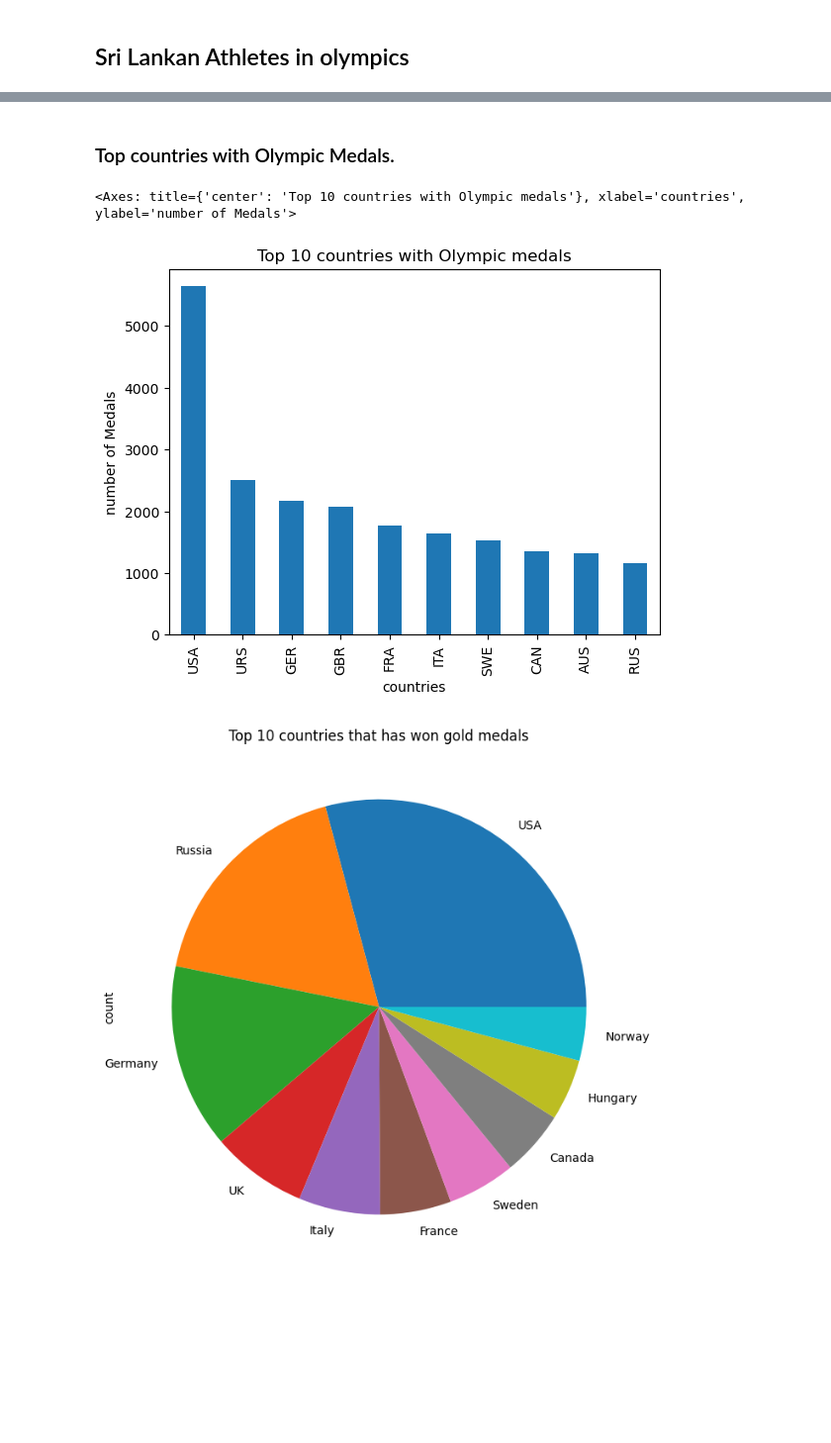
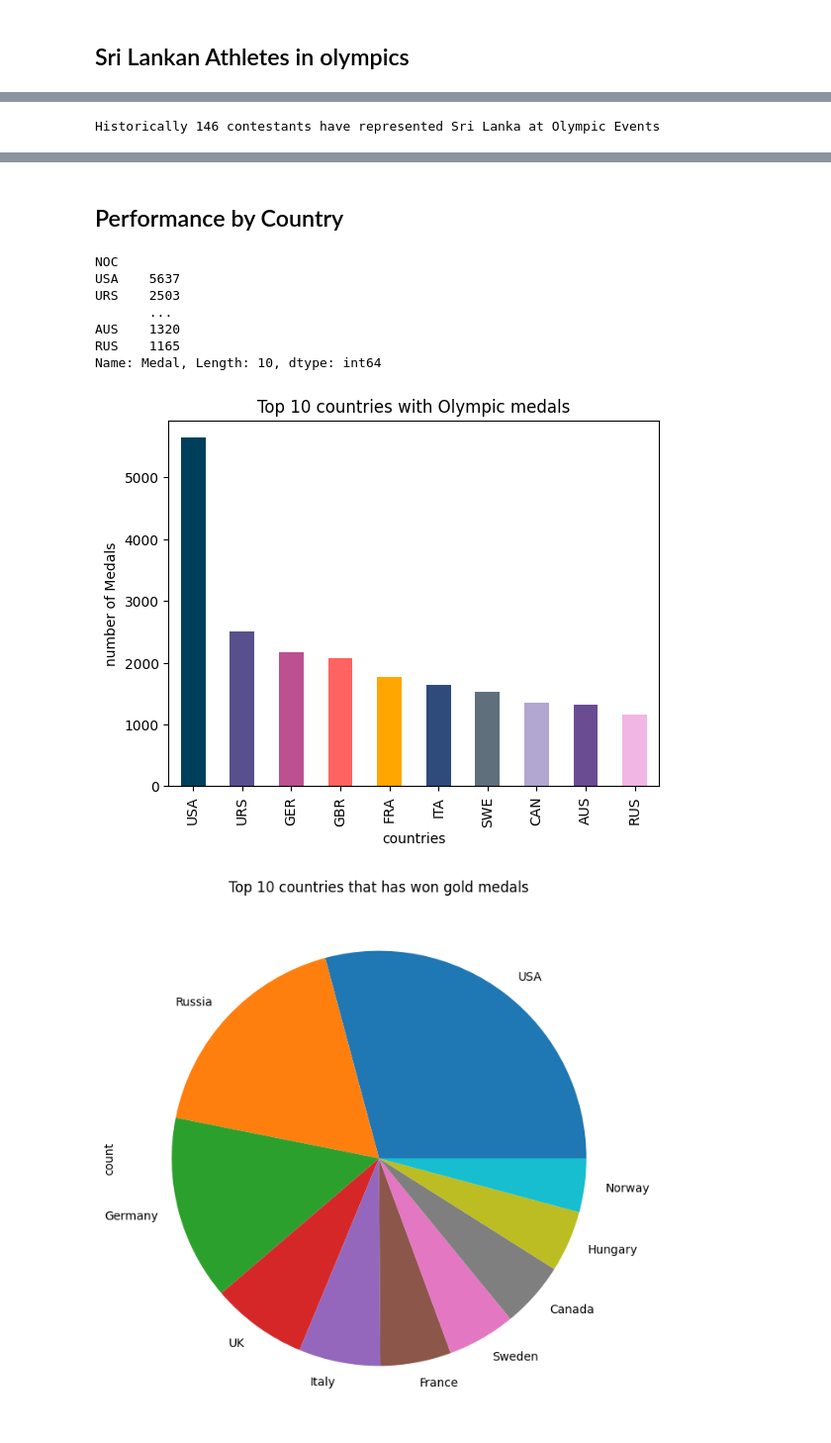
Before and after one commit to subhanu-dev/Olympic-Data-Analysis, a Jupyter notebook: Olympic Data Analysis.ipynb, the cells around one changed output, grey strips where cells are left out. Shown at 99% size. Cells and saved outputs as stored; diff of their text form; code cells hidden in the pictures; blank space fills up the shorter version.

```diff
--- a/Olympic Data Analysis.ipynb
+++ b/Olympic Data Analysis.ipynb
@@ -219 +205,5 @@ NameError: name 'df' is not defined
+# %%
+print(f"Historically {sl_athletes.shape[0]} contestants have represented Sri Lanka at Olympic Events")
+# %% [output]
+Historically 146 contestants have represented Sri Lanka at Olympic Events
 # %%
@@ -225,14 +215,28 @@ slsl[slsl["Medal"]!=""]
 | 106998 | 54081 | Kameradin Susanthika Jayasinghe | F | 24.0 | 168.0 | 62.0 | Sri Lanka | SRI | 2000 Summer | 2000 | Summer | ... |
 | 259663 | 129989 | Duncan M. White | M | 30.0 |  |  | Sri Lanka | SRI | 1948 Summer | 1948 | Summer | ... |
 # %% [markdown]
-### Top countries with Olympic Medals.
+## Performance by Country
+# %%
+#sort countries by medal count - countries that have historically won most medals. (cumulative)
+medal_count = df.groupby('NOC')['Medal'].count().sort_values(ascending=False).head(10)
+medal_count
+# %% [output]
+NOC
+USA    5637
+URS    2503
+       ...
+AUS    1320
+RUS    1165
+Name: Medal, Length: 10, dtype: int64
 # %%
 #Top 10 countires with olympic medals
-
-medal_count.plot(kind="bar",title="Top 10 countries with Olympic medals",xlabel="countries",ylabel="number of Medals")
+colors = ['#003f5c', '#58508d', '#bc5090', '#ff6361', '#ffa600',
+          '#2f4b7c', '#5f6f7b', '#b1a7d1', '#6a4c93', '#f1b6e3',
+          '#edc7b7', '#e07b7b', '#6a4e3d', '#cfcfcf', '#9b5f70']
+medal_count.plot(kind="bar",title="Top 10 countries with Olympic medals",xlabel="countries", color=colors,ylabel="number of Medals")
+plt.show()
 # %% [output]
-<Axes: title={'center': 'Top 10 countries with Olympic medals'}, xlabel='countries', ylabel='number of Medals'>
-[figure, old version]
+[figure, new version]
 # %%
 #getting best gold medal countries
 goldmedals=df[df.Medal=="Gold"]
```
Also changed, not shown: parts of 34 cells of this notebook.
